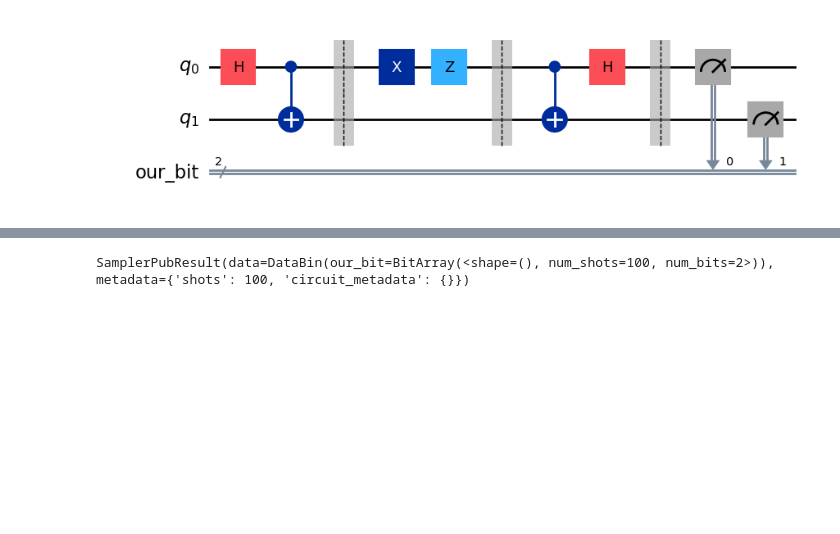
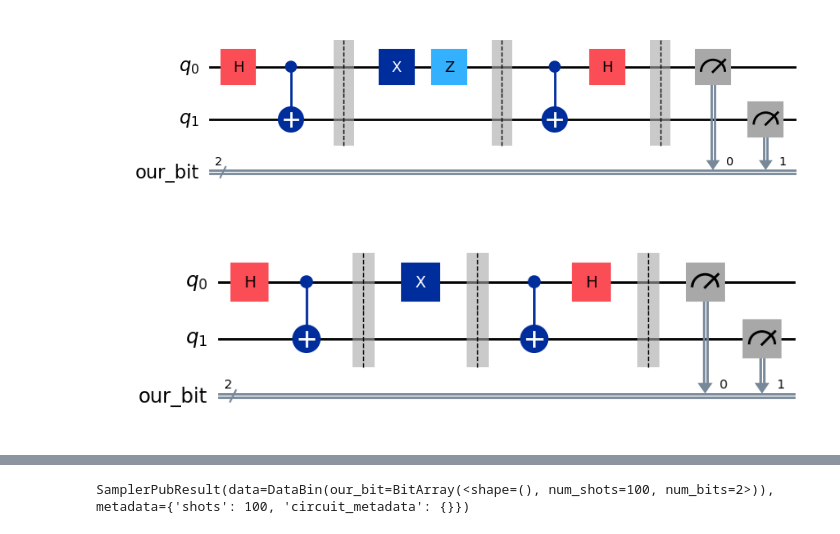
Before and after one commit to PaulaDiz/QUANTUM_COMPUTING, a Jupyter notebook: UFVQC2025_02_SuperdenseCoding_Teleportation.ipynb, the cells around one changed output, grey strips where cells are left out. Cells and saved outputs as stored; diff of their text form; code cells hidden in the pictures; blank space fills up the shorter version.

```diff
--- a/UFVQC2025_02_SuperdenseCoding_Teleportation.ipynb
+++ b/UFVQC2025_02_SuperdenseCoding_Teleportation.ipynb
@@ -257,3 +257,55 @@ qc_2.draw(output='mpl')
 ####
 # %% [output]
 [figure]
+# %%
+# Compose the Superdense coding circuit for the message [0,1]
+#### YOUR CODE HERE
+from qiskit import QuantumCircuit
+from qiskit import QuantumRegister, ClassicalRegister
+#CREACIÓN DEL CIRCUITO
+
+#Número de qubits
+qubit = QuantumRegister(2, 'q') #qubits cuanticos
+
+#Número de bits (Cada qubit lleva un bit asociado)
+bit = ClassicalRegister(2, 'our_bit') #bits clasicos
+
+#Creamos el circuito con nuestros qubits y bits
+qc_3 = QuantumCircuit(qubit, bit) # con (1,1) tambien funciona primero qubits segundo bits clasicos
+#-------------------------------------------------------------------------------------------------
+
+#1.APLICACIÓN DE PUERTAS PARA CREAR EL ESTADO DE BELL
+
+qc_3.h(0) #qubit[0]seria si tuvieramos dos y lo aplicariamos al segundo
+qc_3.cx(0,1) # q0 es el cubit de control y q1 el que actua
+
+#--------------------------------------------------------------------------------------------------
+
+#2.CODIFICACIÓN DEL MENSAJE
+
+qc_3.barrier()
+qc_3.x(0)
+qc_3.barrier()
+
+#--------------------------------------------------------------------------------------------------
+
+#3.ANÁLISIS DEL ESTADO DE BELL (DECODIFICACIÓN)
+
+qc_3.cx(0,1)
+qc_3.h(0)
+qc_3.barrier()
+#--------------------------------------------------------------------------------------------------
+#4.MEDICIONES
+qc_3.measure(0,0)
+qc_3.measure(1,1)
+#tambien puede hacerse como -> qc.measure([0,0],[1,1]) el primer corchete son los cubits y el segundo
+#los bits asociados a cada uno.
+
+#----------------------------------------------------------------------------------------------------
+#DIBUJUAMOS EL CIRCUITO
+qc_3.draw(output='mpl')
+
+
+####
+# %% [output]
+[figure, added]
```
Also changed, not shown: parts of 4 cells of this notebook.
